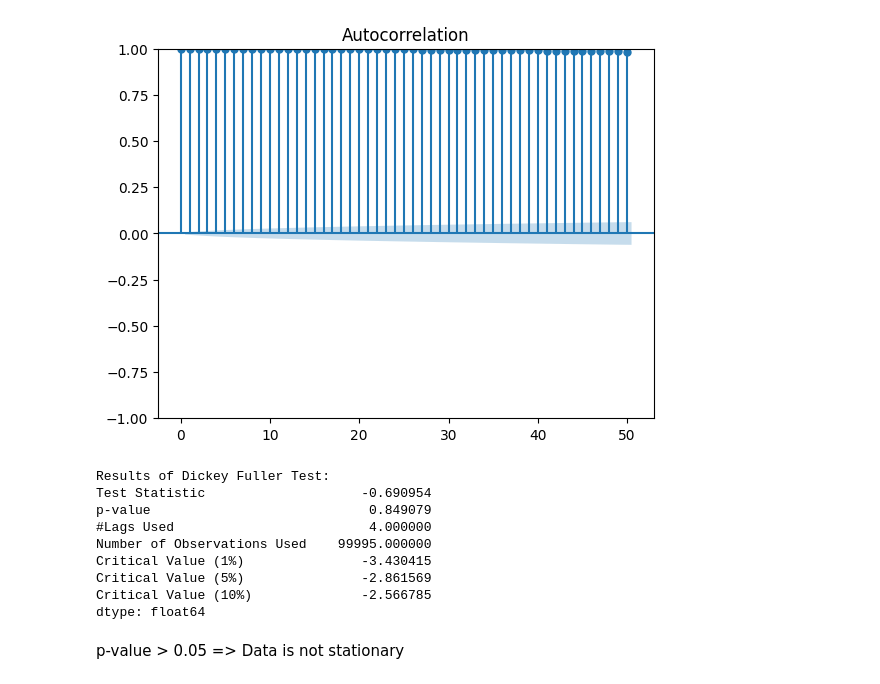
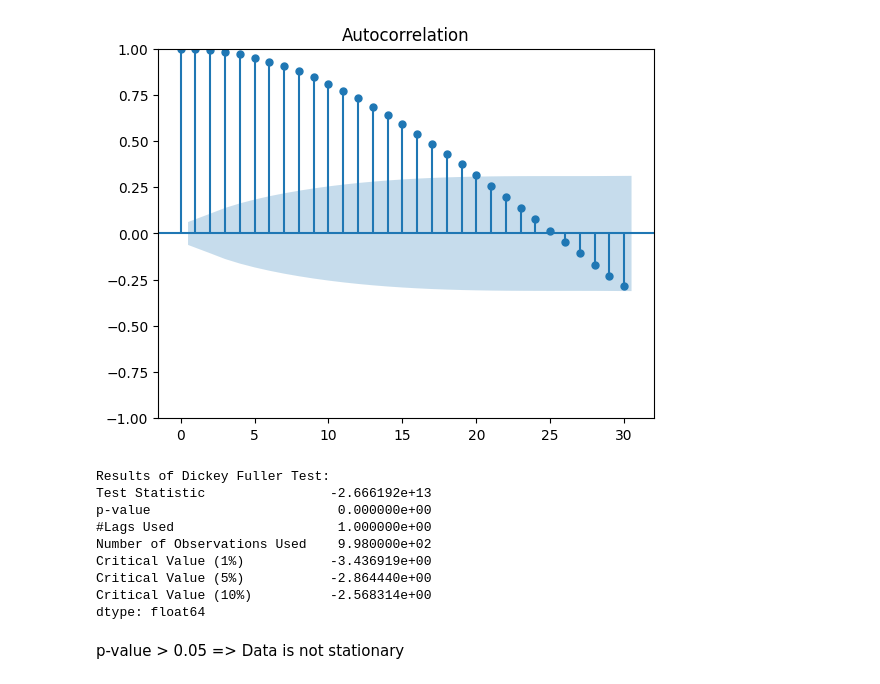
Before and after one commit to callmechristian/qnctrl, a Jupyter notebook: SARIMA.ipynb, the cells around one changed output. Saved outputs shown, nothing was run; the diff lists cells and outputs as text; code cells hidden in the pictures.

```diff
--- a/SARIMA.ipynb
+++ b/SARIMA.ipynb
@@ -22,0 +39,3 @@ QBER = np.load('data/QBER.npy')
+# %%
+input = np.sin(np.linspace(0, 20*np.pi, 1000))
+plt.plot(input)
@@ -44,7 +59,7 @@ autocorrelation_plot(QBER[:100000,1])
 # %%
 from statsmodels.graphics.tsaplots import plot_acf
 
-plot_acf(QBER[:100000,0])
+plot_acf(input)
 plt.show()
 # %% [output]
-[figure, old version]
+[figure, new version]
@@ -60,7 +73,7 @@ import pandas as pd
 
 #Augmented Dickey–Fuller test:
 print('Results of Dickey Fuller Test:')
-dftest = adfuller(qberz, autolag='AIC')
+dftest = adfuller(input, autolag='AIC')
 
 dfoutput = pd.Series(dftest[0:4], index=['Test Statistic','p-value','#Lags Used','Number of Observations Used'])
 for key,value in dftest[4].items():
@@ -72,13 +85,13 @@ print(dfoutput)
 # we can say that it is likely that the data is not stationary.
 # %% [output]
 Results of Dickey Fuller Test:
-Test Statistic                    -0.690954
-p-value                            0.849079
-#Lags Used                         4.000000
-Number of Observations Used    99995.000000
-Critical Value (1%)               -3.430415
-Critical Value (5%)               -2.861569
-Critical Value (10%)              -2.566785
+Test Statistic                -2.666192e+13
+p-value                        0.000000e+00
+#Lags Used                     1.000000e+00
+Number of Observations Used    9.980000e+02
+Critical Value (1%)           -3.436919e+00
+Critical Value (5%)           -2.864440e+00
+Critical Value (10%)          -2.568314e+00
 dtype: float64
 # %% [markdown]
 p-value > 0.05 => Data is not stationary
```
Also changed, not shown: parts of 28 cells of this notebook, 1 other file.
